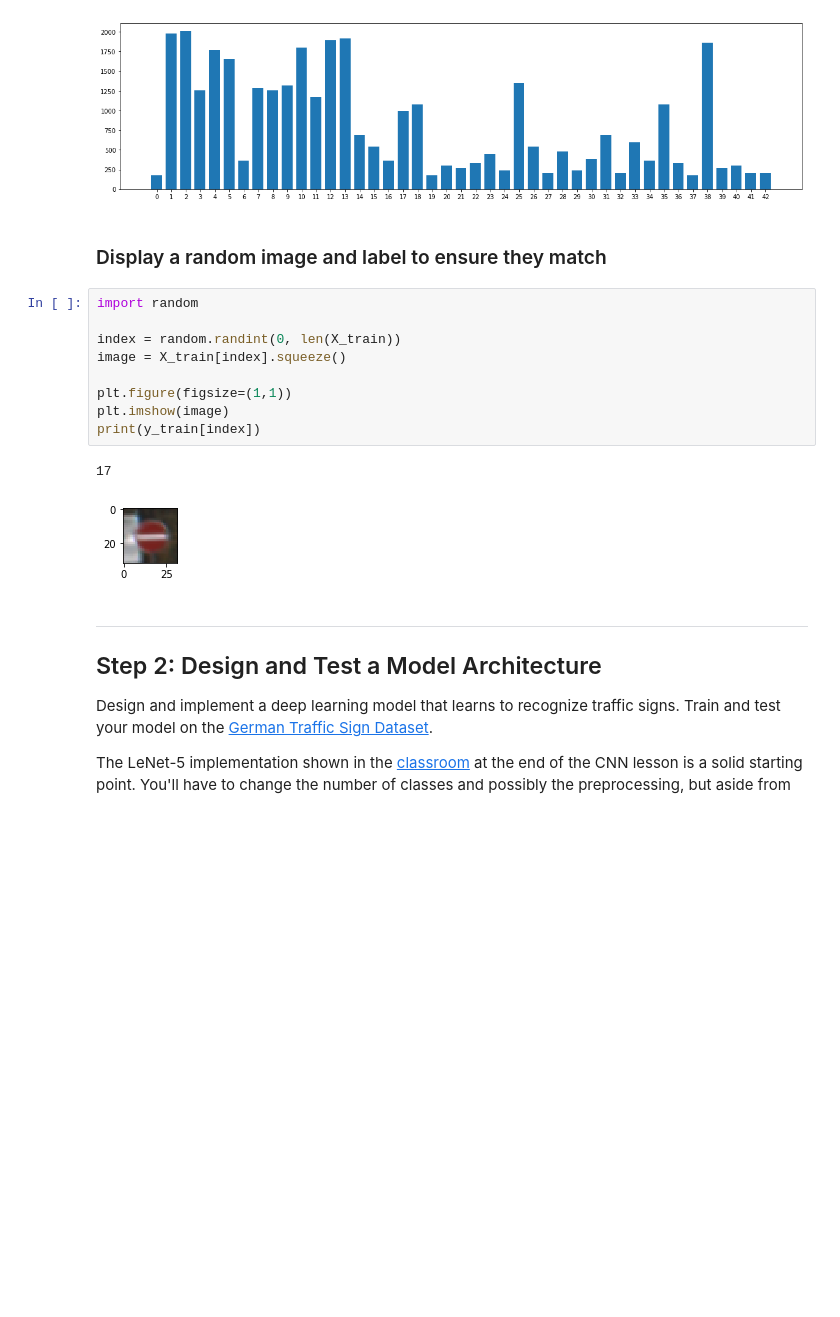
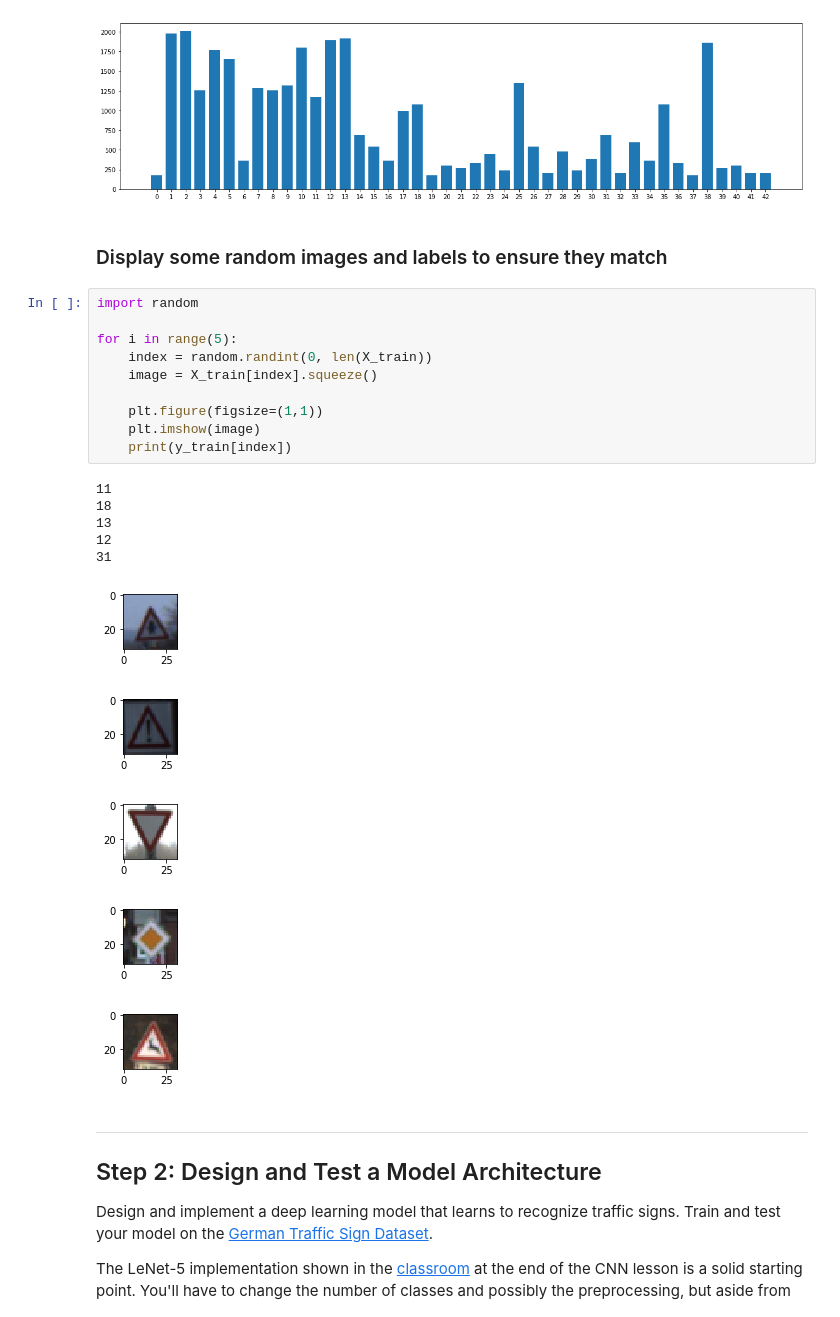
Before and after one commit to ameter/CarND-TrafficSigns-P2, a Jupyter notebook: Traffic_Sign_Classifier.ipynb, the cells around one changed output. Drawn from its saved outputs; the diff is of its cells as text; blank space fills up the shorter version.

```diff
--- a/Traffic_Sign_Classifier.ipynb
+++ b/Traffic_Sign_Classifier.ipynb
@@ -112,19 +112,28 @@ plt.show()
 # %% [output]
 [figure]
 # %% [markdown]
-### Display a random image and label to ensure they match
+### Display some random images and labels to ensure they match
 # %%
 import random
 
-index = random.randint(0, len(X_train))
-image = X_train[index].squeeze()
+for i in range(5):
+    index = random.randint(0, len(X_train))
+    image = X_train[index].squeeze()
 
-plt.figure(figsize=(1,1))
-plt.imshow(image)
-print(y_train[index])
+    plt.figure(figsize=(1,1))
+    plt.imshow(image)
+    print(y_train[index])
 # %% [output]
-17
+11
+18
+13
+12
+31
-[figure, old version]
+[figure, new version]
+[figure, added]
+[figure, added]
+[figure, added]
+[figure, added]
 # %% [markdown]
 ----
 
```
Also changed, not shown: parts of 7 cells of this notebook, 6 other files.
